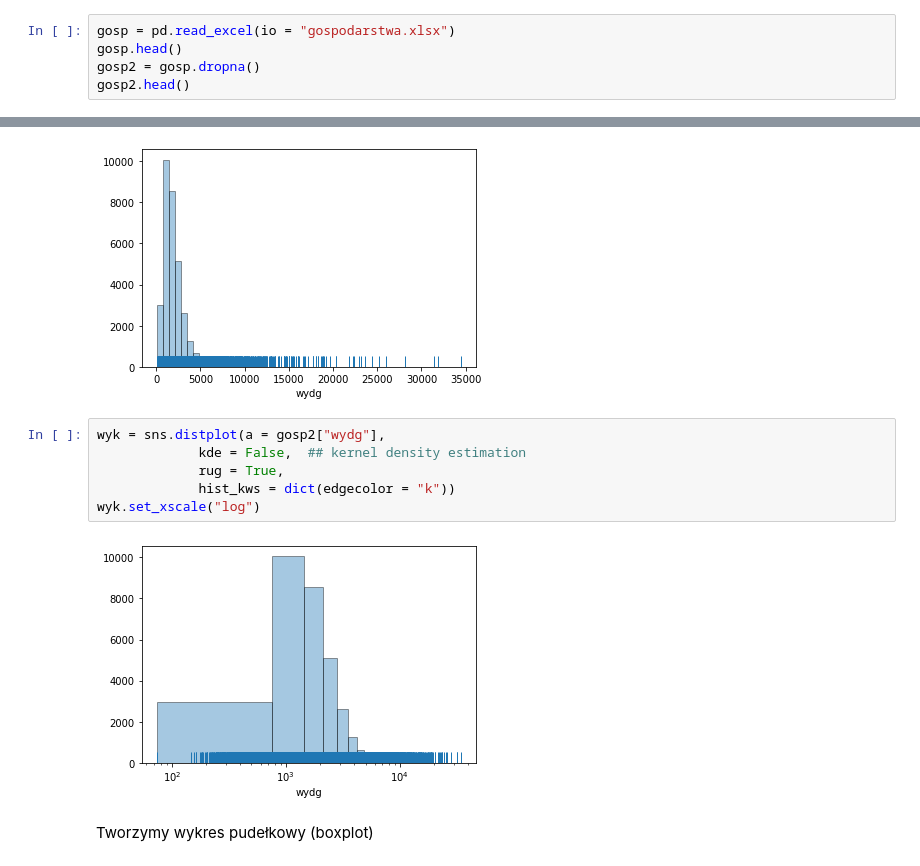
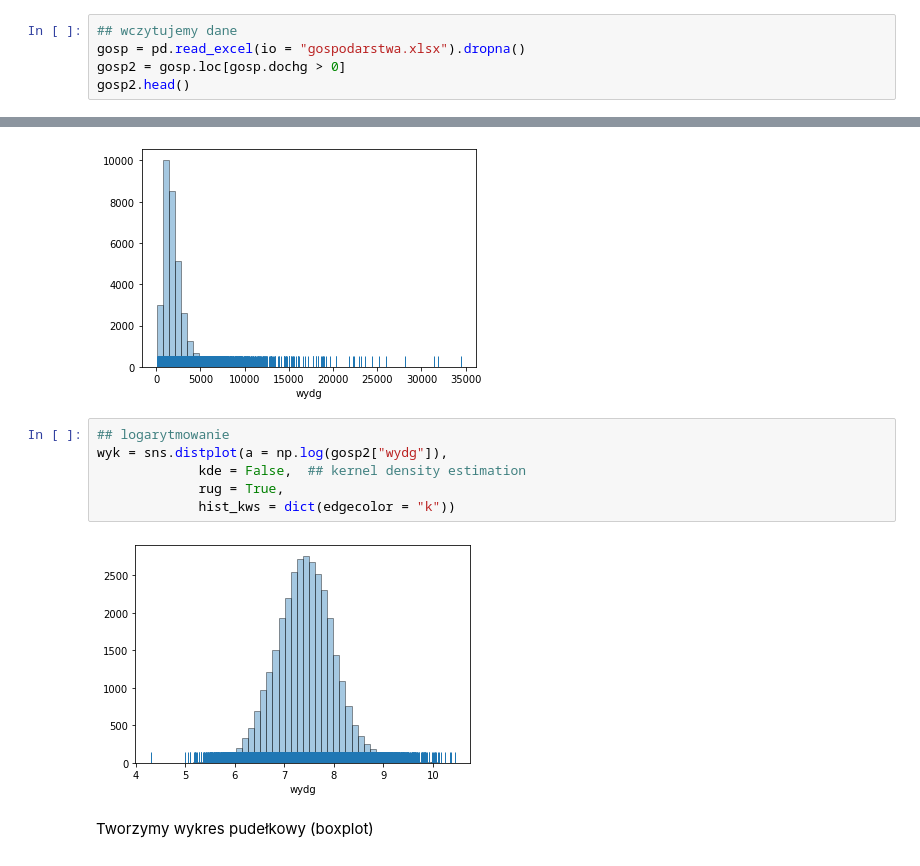
Before and after one commit to DepartmentOfStatisticsPUE/air-2020, a Jupyter notebook: notebooks/8_wizualizacja.ipynb, the cells around one changed output, grey strips where cells are left out. Saved outputs shown, nothing was run; the diff lists cells and outputs as text.

```diff
--- a/notebooks/8_wizualizacja.ipynb
+++ b/notebooks/8_wizualizacja.ipynb
@@ -5,9 +5,9 @@ import pandas as pd
 import numpy as np
 import seaborn as sns
 # %%
-gosp = pd.read_excel(io = "gospodarstwa.xlsx")
-gosp.head()
-gosp2 = gosp.dropna()
+## wczytujemy dane
+gosp = pd.read_excel(io = "gospodarstwa.xlsx").dropna()
+gosp2 = gosp.loc[gosp.dochg > 0]
 gosp2.head()
 # %% [output]
 |  | klm | woj | trb | zut | d21 | d32 | d345 | d347 | d348 | d36 | d38 | ... |
@@ -27,13 +27,13 @@ sns.distplot(a = gosp2["wydg"],
 <matplotlib.axes._subplots.AxesSubplot at 0x...>
 [figure]
 # %%
-wyk = sns.distplot(a = gosp2["wydg"],
+## logarytmowanie
+wyk = sns.distplot(a = np.log(gosp2["wydg"]),
              kde = False,  ## kernel density estimation
              rug = True,
              hist_kws = dict(edgecolor = "k"))
-wyk.set_xscale("log")
 # %% [output]
-[figure, old version]
+[figure, new version]
 # %% [markdown]
 Tworzymy wykres pudełkowy (boxplot)
 # %%
```
Also changed, not shown: parts of 9 cells of this notebook.
